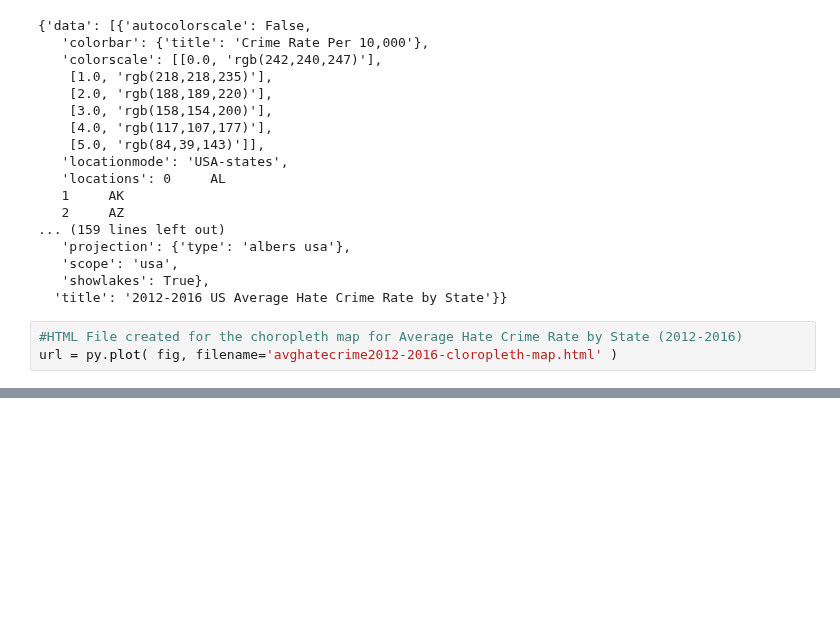
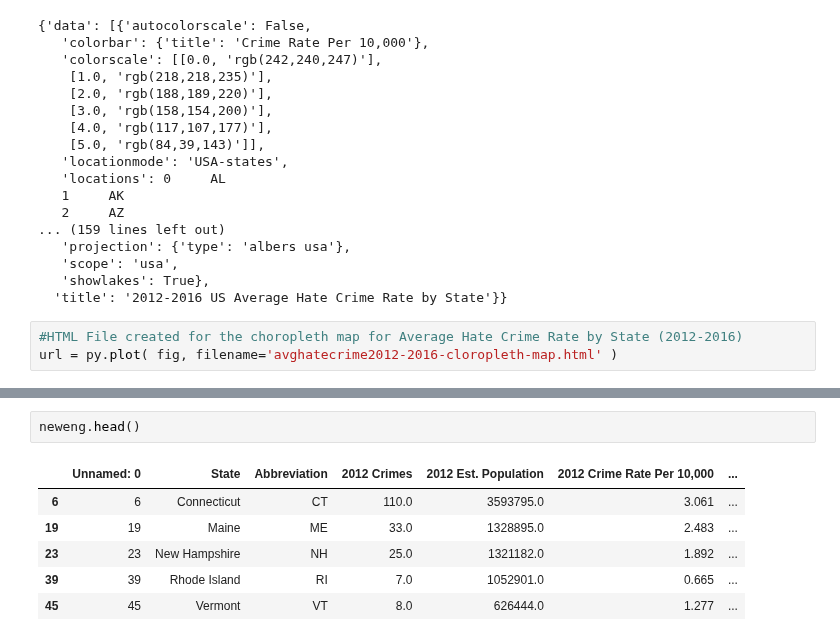
Before and after one commit to jmendiola84/Team_5, a Jupyter notebook: Hate_Crime_States_Dataframe.ipynb, the cells around one changed output, grey strips where cells are left out. Drawn from its saved outputs; the diff is of its cells as text; blank space fills up the shorter version.

```diff
--- a/Hate_Crime_States_Dataframe.ipynb
+++ b/Hate_Crime_States_Dataframe.ipynb
@@ -498,0 +517,9 @@ url = py.plot( fig, filename='avghatecrime2012-2016-cloropleth-map.html' )
+# %%
+neweng.head()
+# %% [output]
+|  | Unnamed: 0 | State | Abbreviation | 2012 Crimes | 2012 Est. Population | 2012 Crime Rate Per 10,000 | ... |
+| 6 | 6 | Connecticut | CT | 110.0 | 3593795.0 | 3.061 | ... |
+| 19 | 19 | Maine | ME | 33.0 | 1328895.0 | 2.483 | ... |
+| 23 | 23 | New Hampshire | NH | 25.0 | 1321182.0 | 1.892 | ... |
+| 39 | 39 | Rhode Island | RI | 7.0 | 1052901.0 | 0.665 | ... |
+| 45 | 45 | Vermont | VT | 8.0 | 626444.0 | 1.277 | ... |
```
Also changed, not shown: parts of 14 cells of this notebook, 2 other files.
